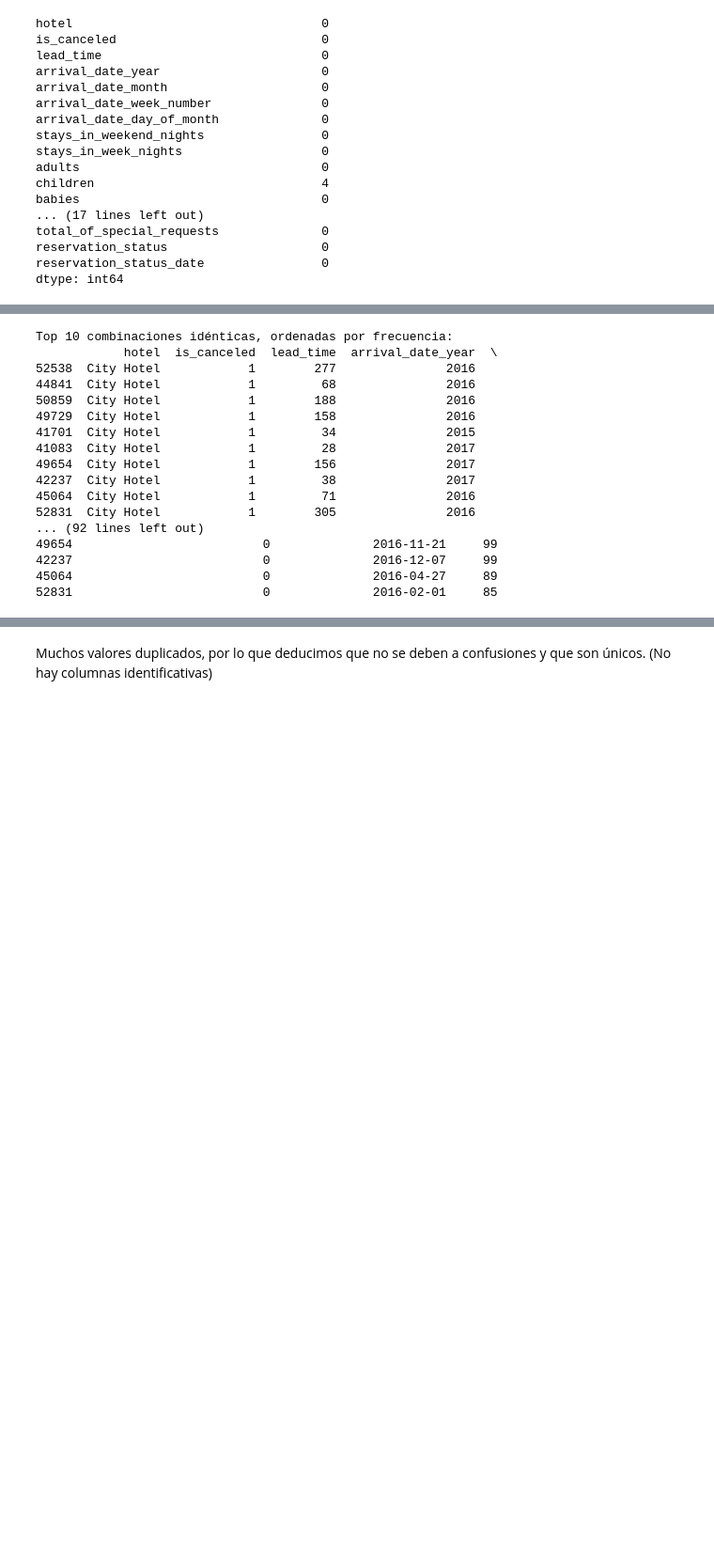
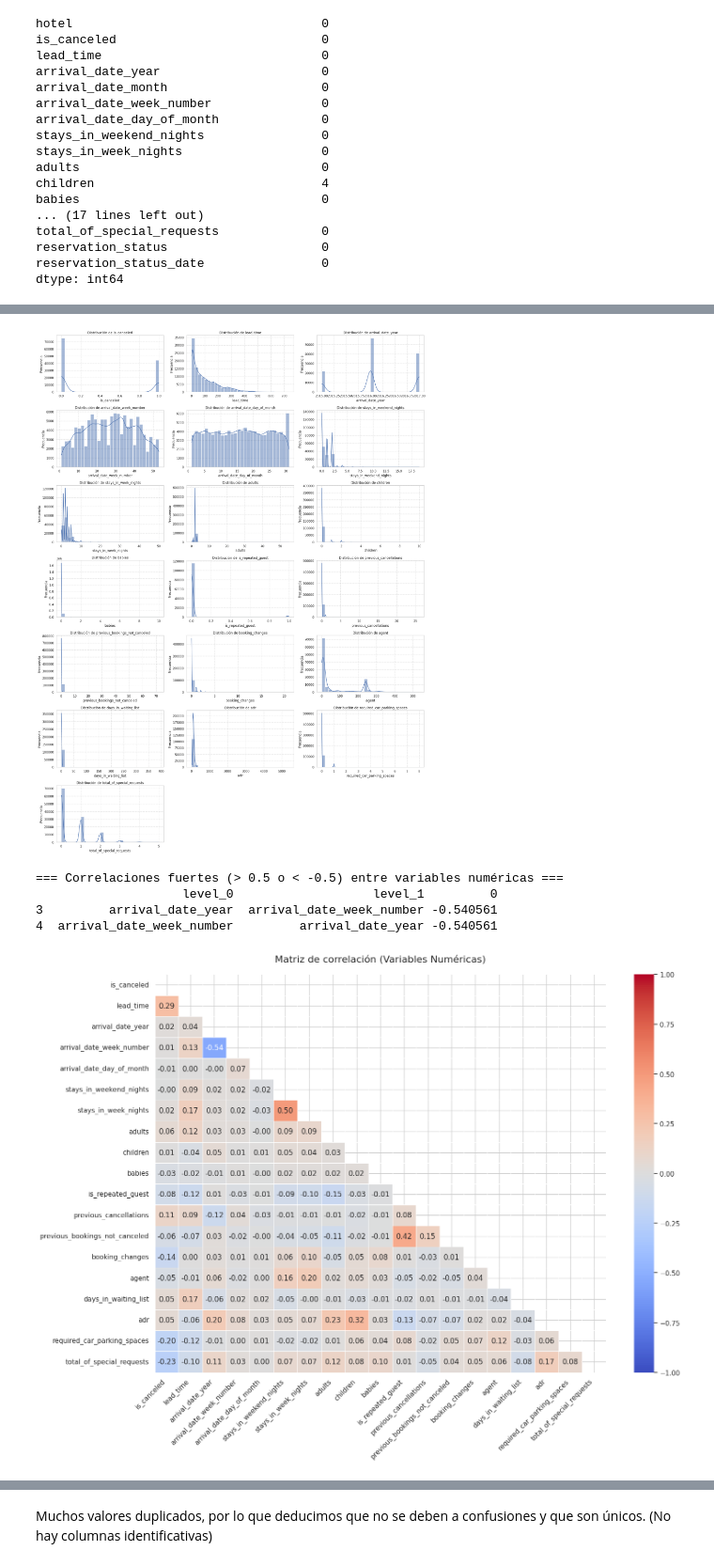
Before and after one commit to adrianoggm/SIGE_Theory-Proyect-Hotel-Dataset, a Jupyter notebook: main.ipynb, the cells around one changed output, grey strips where cells are left out. Shown at 94% size. Cells and saved outputs as stored; diff of their text form; code cells hidden in the pictures; blank space fills up the shorter version.

```diff
--- a/main.ipynb
+++ b/main.ipynb
@@ -197,35 +240,40 @@ Filas duplicadas:     32003
 # %%
-# 2.1. Agrupar por todas las columnas y contar cuántas veces aparece cada combinación
-grouped = (
-    df
-    .groupby(list(df.columns))   # agrupado por todas las columnas “tal cual”
-    .size()                      # cuenta cuántas filas hay por cada tupla de valores
-    .reset_index(name='count')   # devuelve un DataFrame: las columnas originales + “count”
-)
+# Seleccionar columnas numéricas
+numeric_cols = df.select_dtypes(include=['int64', 'float64']).columns
 
-# 2.2. Filtrar solo las combinaciones con count > 1 (es decir, las que efectivamente están duplicadas)
-duplicated_groups = grouped[grouped['count'] > 1]
+# Histogramas
+plt.figure(figsize=(20, 30))
+for i, column in enumerate(numeric_cols, 1):
+    plt.subplot(8, 3, i)
+    sns.histplot(df[column], kde=True, bins=30)
+    plt.title(f'Distribución de {column}')
+    plt.xlabel(column)
+    plt.ylabel('Frecuencia')
+    plt.grid(True, linestyle='--', alpha=0.7)
+plt.tight_layout()
+plt.show()
 
-# 2.3. Ordenar de mayor a menor frecuencia para ver “quién está más repetido”
-top_duplicated = duplicated_groups.sort_values(by='count', ascending=False).head(10)
+# Matriz de correlación
+corr_matrix = df[numeric_cols].corr()
+strong_corr = corr_matrix[abs(corr_matrix) > 0.5].stack().reset_index()
+strong_corr = strong_corr[strong_corr['level_0'] != strong_corr['level_1']]
 
-print("Top 10 combinaciones idénticas, ordenadas por frecuencia:")
-print(top_duplicated)
+print("=== Correlaciones fuertes (> 0.5 o < -0.5) entre variables numéricas ===")
+print(strong_corr.sort_values(0, ascending=False).drop_duplicates(), "\n")
+
+# Heatmap de correlación
+plt.figure(figsize=(16, 12))
+mask = np.triu(np.ones_like(corr_matrix, dtype=bool))
+sns.heatmap(corr_matrix, mask=mask, annot=True, fmt=".2f", cmap='coolwarm',
+            center=0, vmin=-1, vmax=1, linewidths=0.5)
+plt.title("Matriz de correlación (Variables Numéricas)", pad=20, fontsize=16)
+plt.xticks(rotation=45, ha='right')
+plt.tight_layout()
+plt.show()
 # %% [output]
+[figure, added]
-Top 10 combinaciones idénticas, ordenadas por frecuencia:
-            hotel  is_canceled  lead_time  arrival_date_year  \
-52538  City Hotel            1        277               2016
-44841  City Hotel            1         68               2016
-50859  City Hotel            1        188               2016
-49729  City Hotel            1        158               2016
-41701  City Hotel            1         34               2015
-41083  City Hotel            1         28               2017
-49654  City Hotel            1        156               2017
-42237  City Hotel            1         38               2017
-45064  City Hotel            1         71               2016
-52831  City Hotel            1        305               2016
-... (92 lines left out)
-49654                          0              2016-11-21     99
-42237                          0              2016-12-07     99
-45064                          0              2016-04-27     89
-52831                          0              2016-02-01     85
+=== Correlaciones fuertes (> 0.5 o < -0.5) entre variables numéricas ===
+                    level_0                   level_1         0
+3         arrival_date_year  arrival_date_week_number -0.540561
+4  arrival_date_week_number         arrival_date_year -0.540561
+[figure, added]
```
Also changed, not shown: parts of 14 cells of this notebook.
